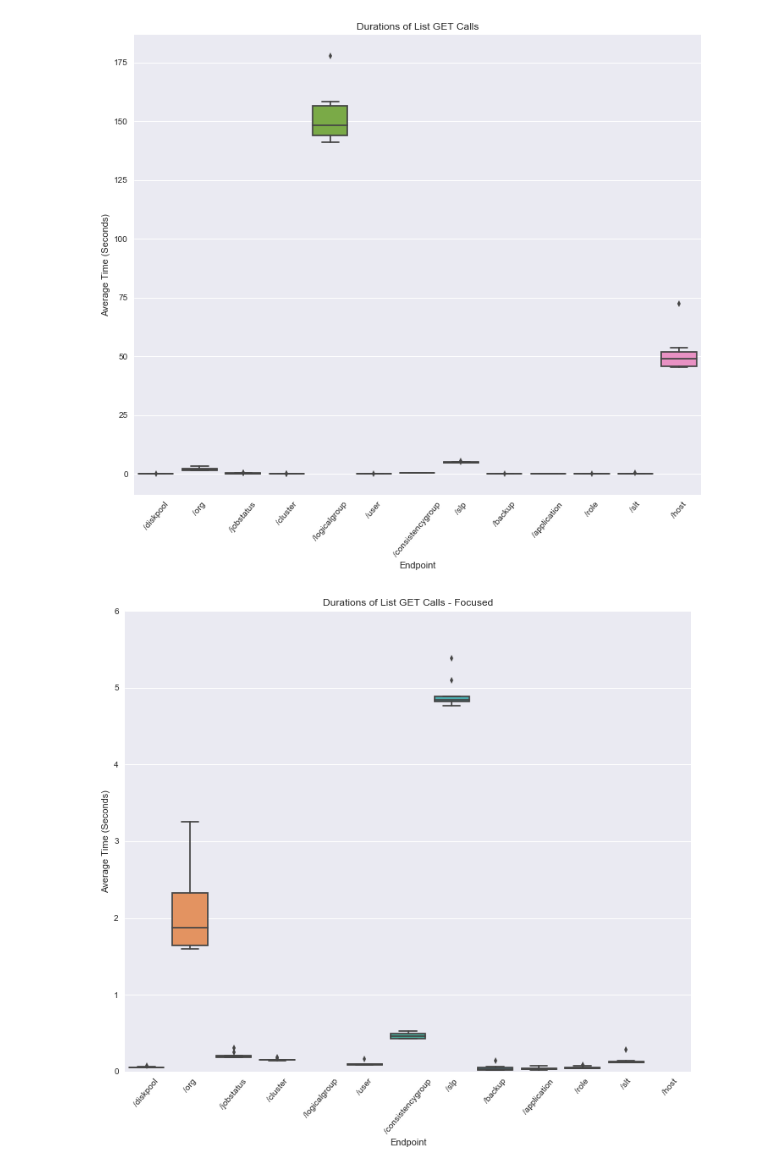
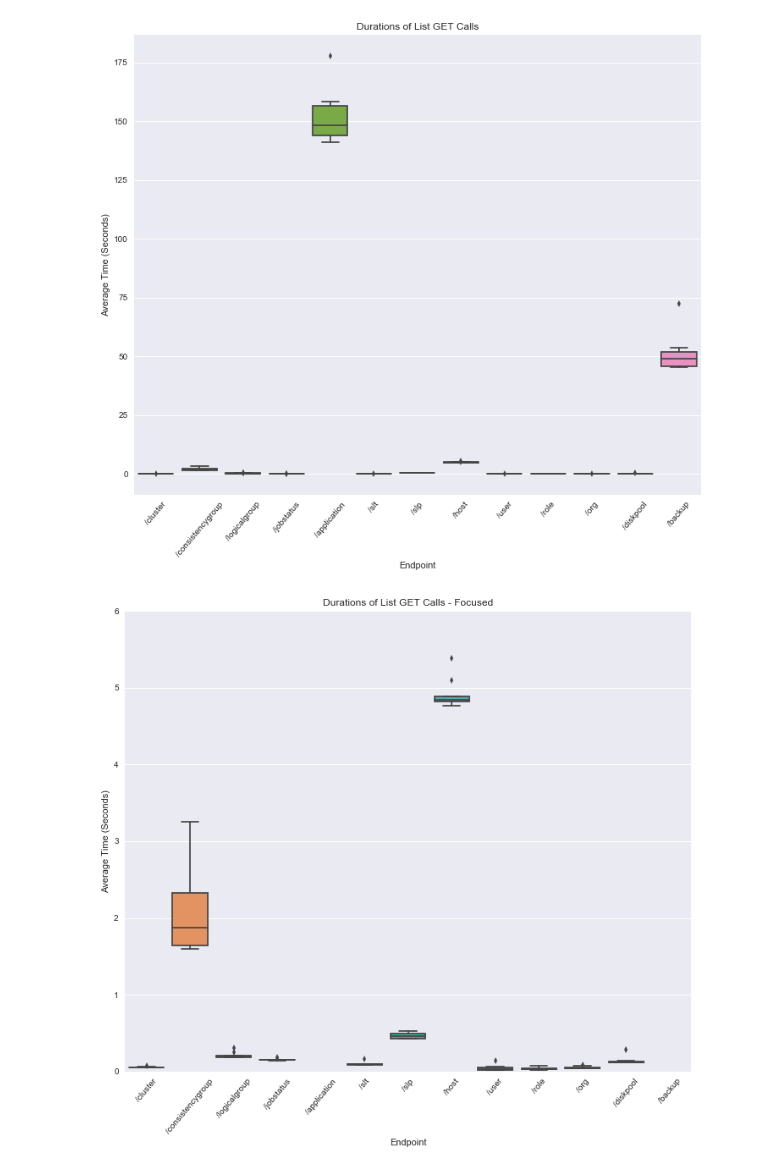
Before and after one commit to blacksheepstudio/agmprofiler, a Jupyter notebook: agm_api_calls.ipynb, the cells around one changed output. Saved outputs shown, nothing was run; the diff lists cells and outputs as text; code cells hidden in the pictures.

```diff
--- a/agm_api_calls.ipynb
+++ b/agm_api_calls.ipynb
@@ -75,18 +75,18 @@ _ = plt.title('Average Durations of Detail GET Calls - Focused')
 # %%
 fig, ax = plt.subplots(figsize=(12, 10))
 list_df = get_times_for_all_executions('list')
 sns.boxplot(x="endpoint", y="time", data=list_df)
 # get current axis
 ax = plt.gca()
 # get current xtick labels
 xticks = ax.get_xticks()
 # convert all xtick labels to selected format from ms timestamp
-_ = ax.set_xticklabels(set(list_df.endpoint), rotation=50)
+_ = plt.xticks(rotation=50)
 _ = plt.ylabel('Average Time (Seconds)')
 _ = plt.xlabel('Endpoint')
 _ = plt.title('Durations of List GET Calls')
 # %% [output]
-[figure, old version]
+[figure, new version]
 # %%
 fig, ax = plt.subplots(figsize=(12, 10))
 list_df = get_times_for_all_executions('list')
@@ -97,12 +97,12 @@ ax = plt.gca()
 xticks = ax.get_xticks()
 # convert all xtick labels to selected format from ms timestamp
 _ = plt.ylim(0, 6)
-_ = ax.set_xticklabels(set(list_df.endpoint), rotation=50)
+_ = plt.xticks(rotation=50)
 _ = plt.ylabel('Average Time (Seconds)')
 _ = plt.xlabel('Endpoint')
 _ = plt.title('Durations of List GET Calls - Focused')
 # %% [output]
-[figure, old version]
+[figure, new version]
 # %%
 fig, ax = plt.subplots(figsize=(12, 10))
 head_df = get_times_for_all_executions('head')
```
Also changed, not shown: parts of 6 cells of this notebook.
